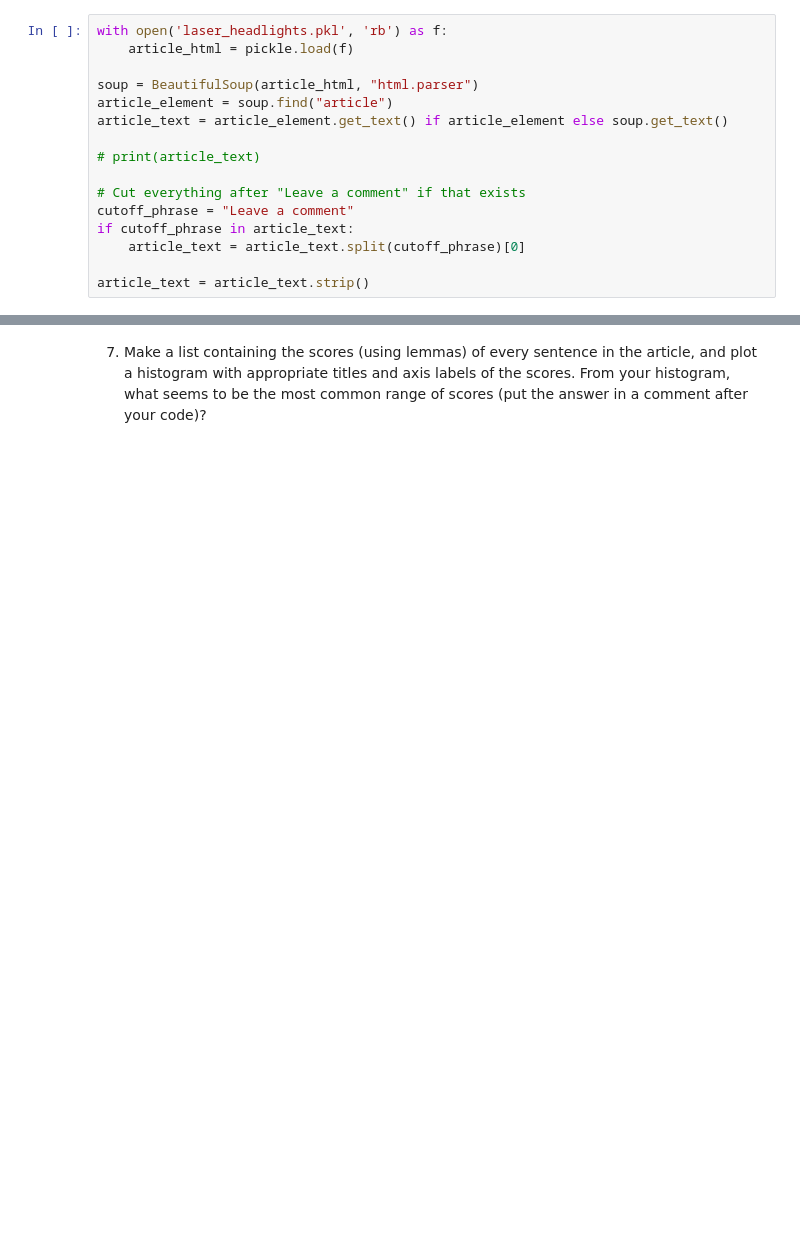
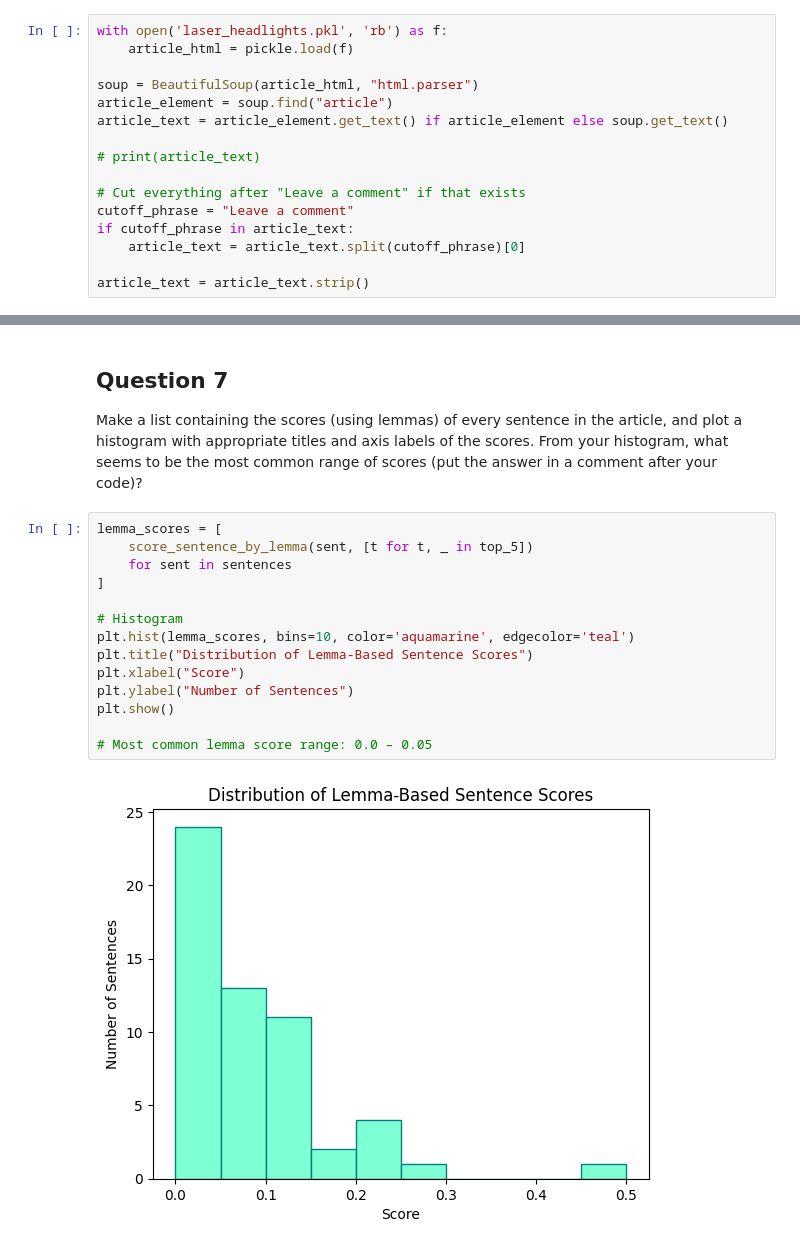
Before and after one commit to Pojetta/module_06, a Jupyter notebook: web-scraping.ipynb, the cells around one changed output, grey strips where cells are left out. Drawn from its saved outputs; the diff is of its cells as text; blank space fills up the shorter version.

```diff
--- a/web-scraping.ipynb
+++ b/web-scraping.ipynb
@@ -106,3 +199,21 @@ You may find some of the code from the in class notes useful; feel free to use m
 # %% [markdown]
-7. Make a list containing the scores (using lemmas) of every sentence in the article, and plot a histogram with appropriate titles and axis labels of the scores.  From your histogram, what seems to be the most common range of scores (put the answer in a comment after your code)?
+## Question 7
+
+Make a list containing the scores (using lemmas) of every sentence in the article, and plot a histogram with appropriate titles and axis labels of the scores.  From your histogram, what seems to be the most common range of scores (put the answer in a comment after your code)?
+# %%
+lemma_scores = [
+    score_sentence_by_lemma(sent, [t for t, _ in top_5])
+    for sent in sentences
+]
+
+# Histogram
+plt.hist(lemma_scores, bins=10, color='aquamarine', edgecolor='teal')
+plt.title("Distribution of Lemma-Based Sentence Scores")
+plt.xlabel("Score")
+plt.ylabel("Number of Sentences")
+plt.show()
+
+# Most common lemma score range: 0.0 – 0.05
+# %% [output]
+[figure, added]
 # %% [markdown]
```
Also changed, not shown: parts of 15 cells of this notebook, 1 other file.
